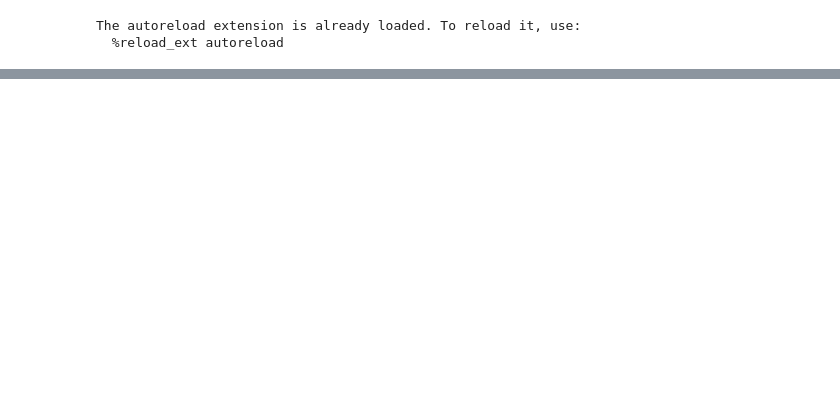
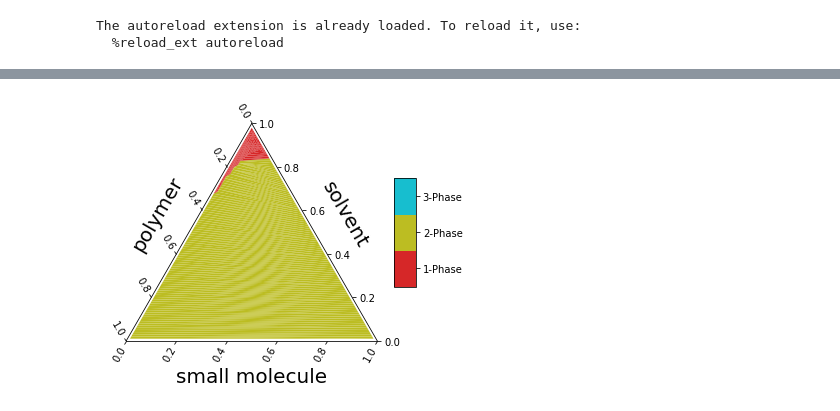
Before and after one commit to kiranvad/polyphase, a Jupyter notebook: notebooks/Residual type tests.ipynb, the cells around one changed output, grey strips where cells are left out. Cells and saved outputs as stored; diff of their text form; code cells hidden in the pictures; blank space fills up the shorter version.

```diff
--- a/notebooks/Residual type tests.ipynb
+++ b/notebooks/Residual type tests.ipynb
@@ -10,34 +10,3 @@ import polyphase as phase
 import matplotlib.pyplot as plt
 import pandas as pd
 import numpy as np
-# %%
-M = [5,5,1]
-chi = [1, 0.5, 0.5]
-#chi = [1, 0.5, 1]
-
-configuration = {'M':M, 'chi':chi}
-use_polynomial = False
-if use_polynomial:
-    energy_func = lambda x : phase.polynomial_energy(x)
-else:
-    energy_func = lambda x : phase.flory_huggins(x,configuration['M'],
-                                                 configuration['chi'],beta=0.0)
-
-energy_func = lambda x : phase.flory_huggins(x, [1626, 12.4, 1],[0.44,1.48,1.9], beta=0.0)
-
-meshsize = 100
-kwargs = {
-    'flag_refine_simplices':True,
-    'flag_lift_label': True,
-    'use_weighted_delaunay': False,
-    'flag_remove_collinear' : False,
-    'beta':1e-4, # not used
-    'flag_make_energy_paraboloid': True,
-    'pad_energy': 2,
-    'flag_lift_purecomp_energy': False,
-    'threshold_type':'uniform',
-    'thresh_scale':0.1*meshsize,
-    'lift_grid_size':meshsize,
-    'verbose' : True
- }
-out = phase.serialcompute(energy_func, 3,meshsize, **kwargs)
@@ -55,0 +57,3 @@ Computation took 0.67s
+# %%
+engine = phase.PHASE(energy_func,100,3)
+engine.compute(use_parallel=False, verbose=True, lift_label=True)
@@ -56,10 +73,11 @@ Computation took 0.67s
 # %%
-grid = out['grid']
-num_comps = out['num_comps']
-simplices = out['simplices']
-energy = out['energy']
+grid = engine.grid
+num_comps = engine.num_comps
+simplices = engine.simplices
+energy = engine.energy
 
 # phase.plot_lifted_label_ternary(out['output'])
 phase.plot_mpltern(grid, simplices, num_comps)
+plt.savefig('../figures/notebooks/toypd.png',bbox_inches='tight', dpi=500)
 plt.show()
 # %% [output]
@@ -68,2 +84,3 @@ plt.show()
+[figure, added]
 # %%
 fig,ax = plt.subplots(subplot_kw={'projection':'3d'})
```
Also changed, not shown: parts of 22 cells of this notebook, 19 other files.
